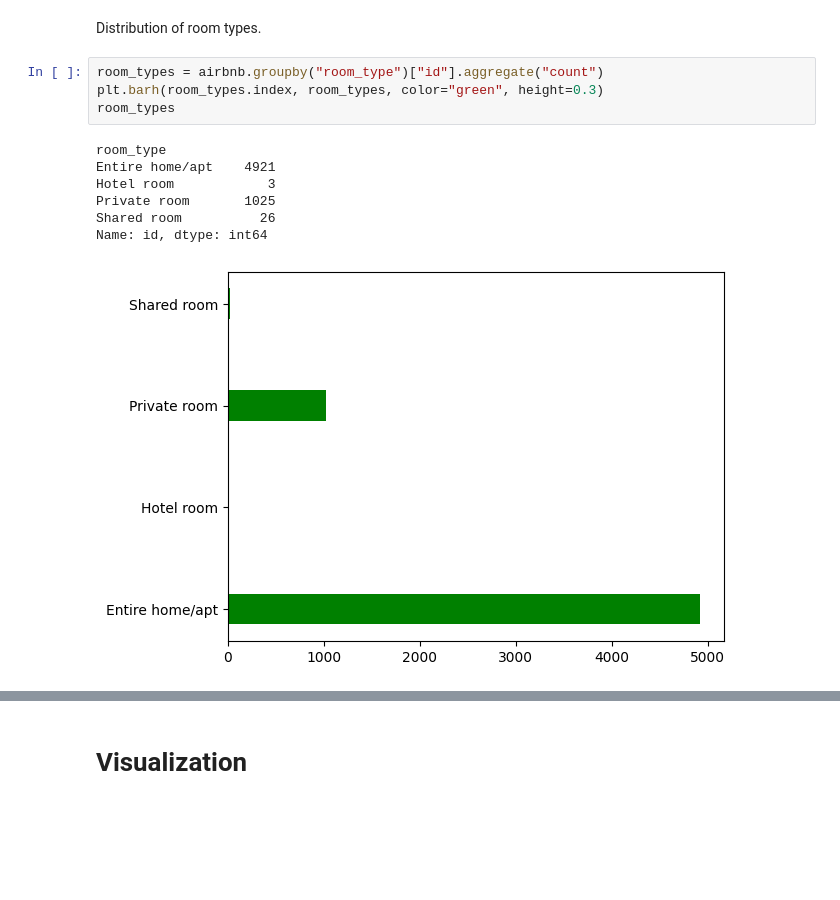
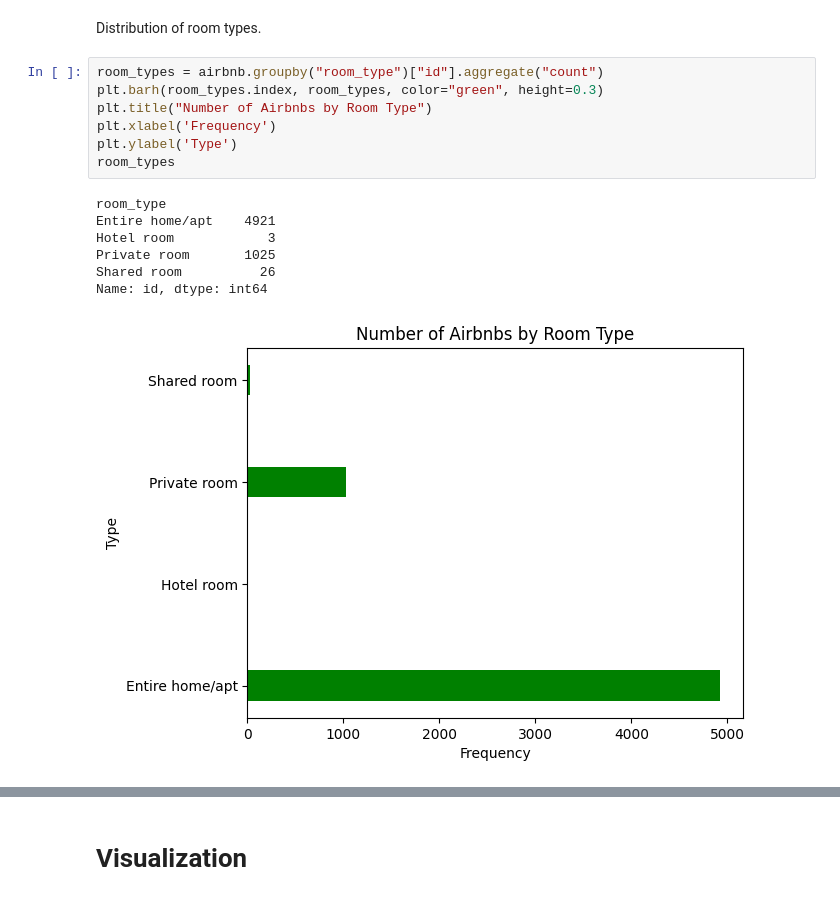
Before and after one commit to reidgendron/airbnb-analysis, a Jupyter notebook: analysis.ipynb, the cells around one changed output, grey strips where cells are left out. Drawn from its saved outputs; the diff is of its cells as text; blank space fills up the shorter version.

```diff
--- a/analysis.ipynb
+++ b/analysis.ipynb
@@ -57,12 +78,15 @@ Distribution of room types.
 # %%
 room_types = airbnb.groupby("room_type")["id"].aggregate("count")
 plt.barh(room_types.index, room_types, color="green", height=0.3)
+plt.title("Number of Airbnbs by Room Type")
+plt.xlabel('Frequency')
+plt.ylabel('Type')
 room_types
 # %% [output]
 room_type
 Entire home/apt    4921
 Hotel room            3
 Private room       1025
 Shared room          26
 Name: id, dtype: int64
-[figure, old version]
+[figure, new version]
```
Also changed, not shown: parts of 3 cells of this notebook.
